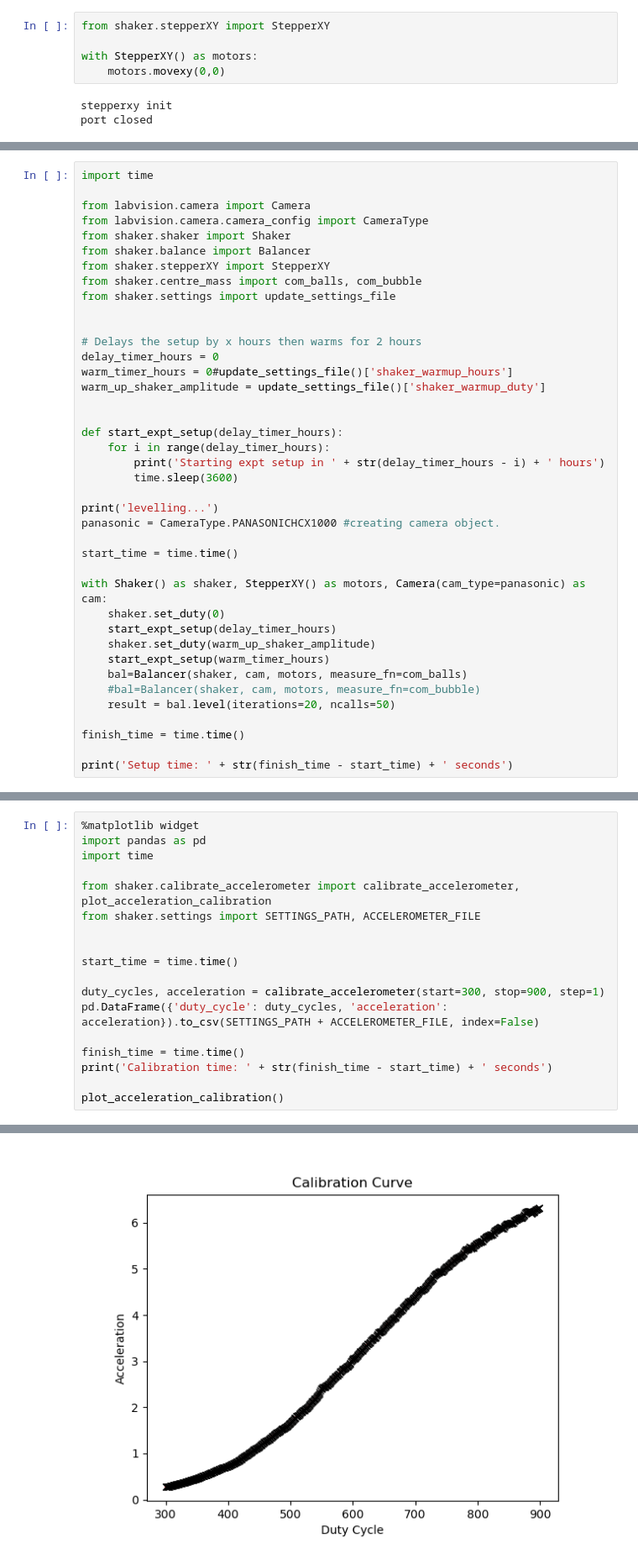
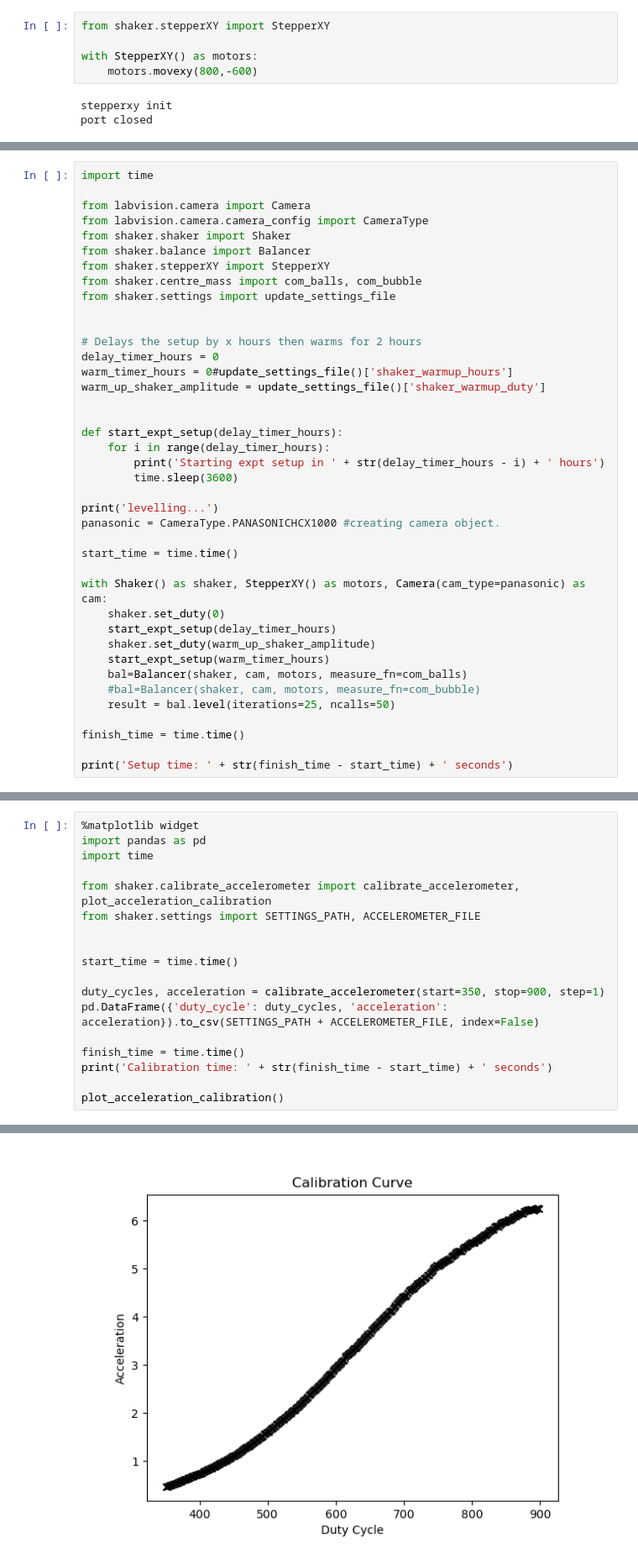
Before and after one commit to MikeSmithLabTeam/shaker_expts, a Jupyter notebook: preexperiment_setup.ipynb, the cells around one changed output, grey strips where cells are left out. Shown at 84% size. Drawn from its saved outputs; the diff is of its cells as text.

```diff
--- a/preexperiment_setup.ipynb
+++ b/preexperiment_setup.ipynb
@@ -64,7 +64,7 @@ Run the next cell to check that the motors are working. They move very slowly so
 from shaker.stepperXY import StepperXY
 
 with StepperXY() as motors:
-    motors.movexy(0,0)
+    motors.movexy(800,-600)
 # %% [output]
 stepperxy init
 port closed
@@ -211,7 +211,7 @@ with Shaker() as shaker, StepperXY() as motors, Camera(cam_type=panasonic) as ca
     start_expt_setup(warm_timer_hours)
     bal=Balancer(shaker, cam, motors, measure_fn=com_balls)
     #bal=Balancer(shaker, cam, motors, measure_fn=com_bubble)
-    result = bal.level(iterations=20, ncalls=50)
+    result = bal.level(iterations=25, ncalls=50)
 
 finish_time = time.time()
 
@@ -277,7 +277,7 @@ from shaker.settings import SETTINGS_PATH, ACCELEROMETER_FILE
 
 start_time = time.time()
 
-duty_cycles, acceleration = calibrate_accelerometer(start=300, stop=900, step=1)
+duty_cycles, acceleration = calibrate_accelerometer(start=350, stop=900, step=1)
 pd.DataFrame({'duty_cycle': duty_cycles, 'acceleration': acceleration}).to_csv(SETTINGS_PATH + ACCELEROMETER_FILE, index=False)
 
 finish_time = time.time()
@@ -295,4 +295,4 @@ Calibration time: 3937.9071917533875 seconds
-[figure, old version]
+[figure, new version]
 # %% [markdown]
 ### 7 Setup experiment filestructure
 
```
Also changed, not shown: parts of 16 cells of this notebook, 6 other files.
